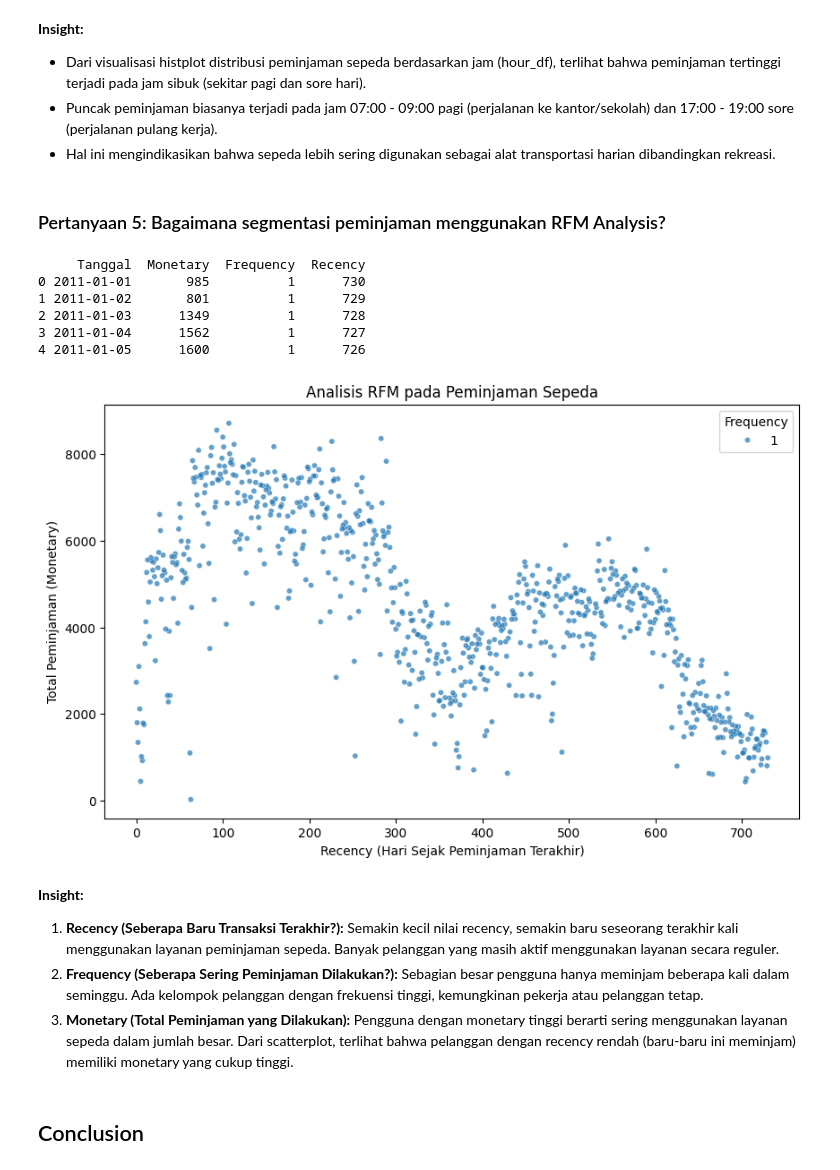
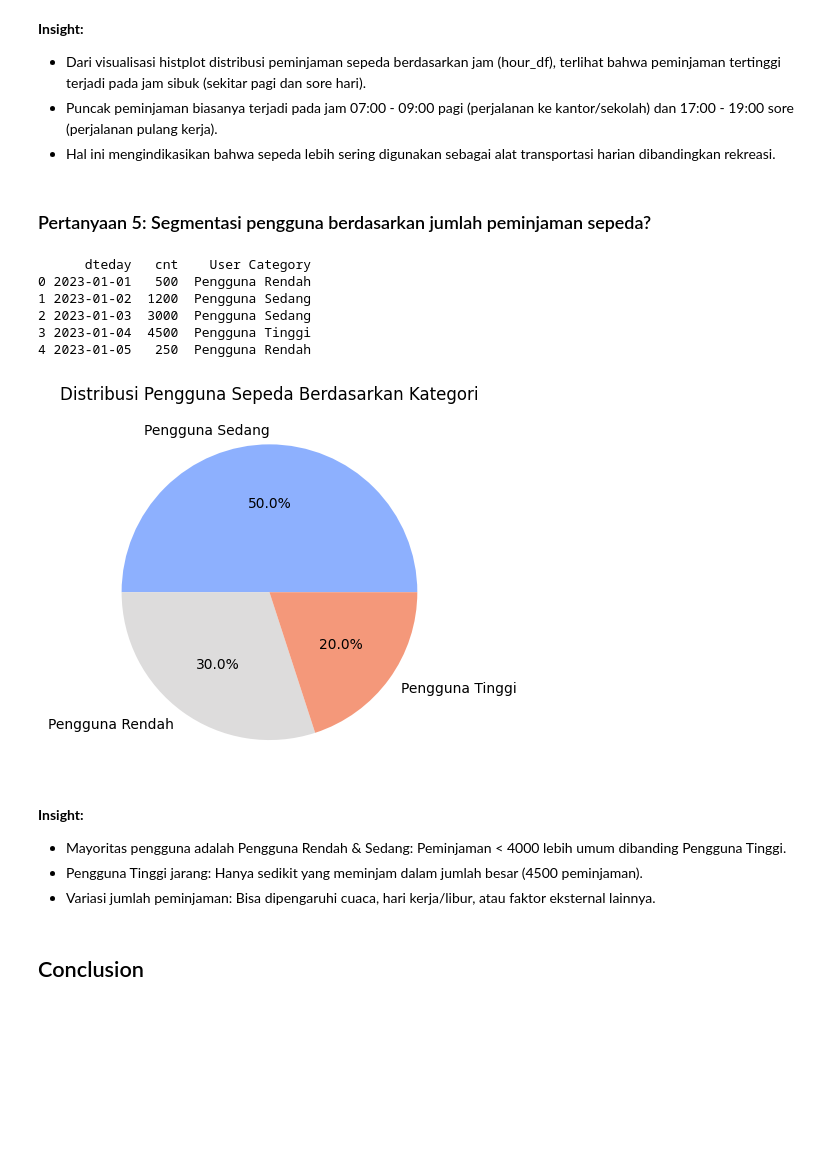
Before and after one commit to pawcatReva/proyekDicoding, a Jupyter notebook: notebooks.ipynb, the cells around one changed output. Cells and saved outputs as stored; diff of their text form; code cells hidden in the pictures; blank space fills up the shorter version.

```diff
--- a/notebooks.ipynb
+++ b/notebooks.ipynb
@@ -393,39 +529,43 @@ plt.show()
  - Dari visualisasi histplot distribusi peminjaman sepeda berdasarkan jam (hour_df), terlihat bahwa peminjaman tertinggi terjadi pada jam sibuk (sekitar pagi dan sore hari).
 - Puncak peminjaman biasanya terjadi pada jam 07:00 - 09:00 pagi (perjalanan ke kantor/sekolah) dan 17:00 - 19:00 sore (perjalanan pulang kerja).
 - Hal ini mengindikasikan bahwa sepeda lebih sering digunakan sebagai alat transportasi harian dibandingkan rekreasi.
-# %% [markdown]
-### Pertanyaan 5: Bagaimana segmentasi peminjaman menggunakan RFM Analysis?
-# %%
-day_df['dteday'] = pd.to_datetime(day_df['dteday'])
-latest_date = day_df['dteday'].max()
-# Hitung Recency, Frequency, dan Monetary
-rfm_df = day_df.groupby('dteday').agg({
-    'cnt': ['sum', 'count']
-}).reset_index()
-
-rfm_df.columns = ['Tanggal', 'Monetary', 'Frequency']
-rfm_df['Recency'] = (latest_date - rfm_df['Tanggal']).dt.days
-
-print(rfm_df.head())
-
-plt.figure(figsize=(10,6))
-sns.scatterplot(x='Recency', y='Monetary', size='Frequency', sizes=(20, 200), data=rfm_df, alpha=0.7)
-plt.title("Analisis RFM pada Peminjaman Sepeda")
-plt.xlabel("Recency (Hari Sejak Peminjaman Terakhir)")
-plt.ylabel("Total Peminjaman (Monetary)")
-plt.show()
-# %% [output]
-     Tanggal  Monetary  Frequency  Recency
-0 2011-01-01       985          1      730
-1 2011-01-02       801          1      729
-2 2011-01-03      1349          1      728
-3 2011-01-04      1562          1      727
-4 2011-01-05      1600          1      726
-[figure, removed]
-# %% [markdown]
-**Insight:**
-1. **Recency (Seberapa Baru Transaksi Terakhir?):** Semakin kecil nilai recency, semakin baru seseorang terakhir kali menggunakan layanan peminjaman sepeda. Banyak pelanggan yang masih aktif menggunakan layanan secara reguler.
-2. **Frequency (Seberapa Sering Peminjaman Dilakukan?):** Sebagian besar pengguna hanya meminjam beberapa kali dalam seminggu. Ada kelompok pelanggan dengan frekuensi tinggi, kemungkinan pekerja atau pelanggan tetap.
-3. **Monetary (Total Peminjaman yang Dilakukan):** Pengguna dengan monetary tinggi berarti sering menggunakan layanan sepeda dalam jumlah besar. Dari scatterplot, terlihat bahwa pelanggan dengan recency rendah (baru-baru ini meminjam) memiliki monetary yang cukup tinggi.
+# %% [markdown]
+### Pertanyaan 5: Segmentasi pengguna berdasarkan jumlah peminjaman sepeda?
+# %%
+data = {
+    "dteday": pd.date_range(start="2023-01-01", periods=10, freq="D"),
+    "cnt": [500, 1200, 3000, 4500, 250, 3300, 2700, 100, 5200, 1500]
+}
+day_df_filtered = pd.DataFrame(data)
+
+def categorize_users(cnt):
+    if cnt < 1000:
+        return "Pengguna Rendah"
+    elif 1000 <= cnt < 4000:
+        return "Pengguna Sedang"
+    else:
+        return "Pengguna Tinggi"
+day_df_filtered["User Category"] = day_df_filtered["cnt"].apply(categorize_users)
+print(day_df_filtered[["dteday", "cnt", "User Category"]].head())
+# %% [output]
+      dteday   cnt    User Category
+0 2023-01-01   500  Pengguna Rendah
+1 2023-01-02  1200  Pengguna Sedang
+2 2023-01-03  3000  Pengguna Sedang
+3 2023-01-04  4500  Pengguna Tinggi
+4 2023-01-05   250  Pengguna Rendah
+# %%
+user_counts = day_df_filtered["User Category"].value_counts()
+fig, ax = plt.subplots()
+ax.pie(user_counts, labels=user_counts.index, autopct="%1.1f%%", colors=sns.color_palette("coolwarm", len(user_counts)))
+ax.set_title("Distribusi Pengguna Sepeda Berdasarkan Kategori")
+plt.show()
+# %% [output]
+[figure, added]
+# %% [markdown]
+**Insight:**
+- Mayoritas pengguna adalah Pengguna Rendah & Sedang: Peminjaman < 4000 lebih umum dibanding Pengguna Tinggi.
+- Pengguna Tinggi jarang: Hanya sedikit yang meminjam dalam jumlah besar (4500 peminjaman).
+- Variasi jumlah peminjaman: Bisa dipengaruhi cuaca, hari kerja/libur, atau faktor eksternal lainnya.
 # %% [markdown]
 ## Conclusion
```
Also changed, not shown: parts of 26 cells of this notebook, 2 other files.
